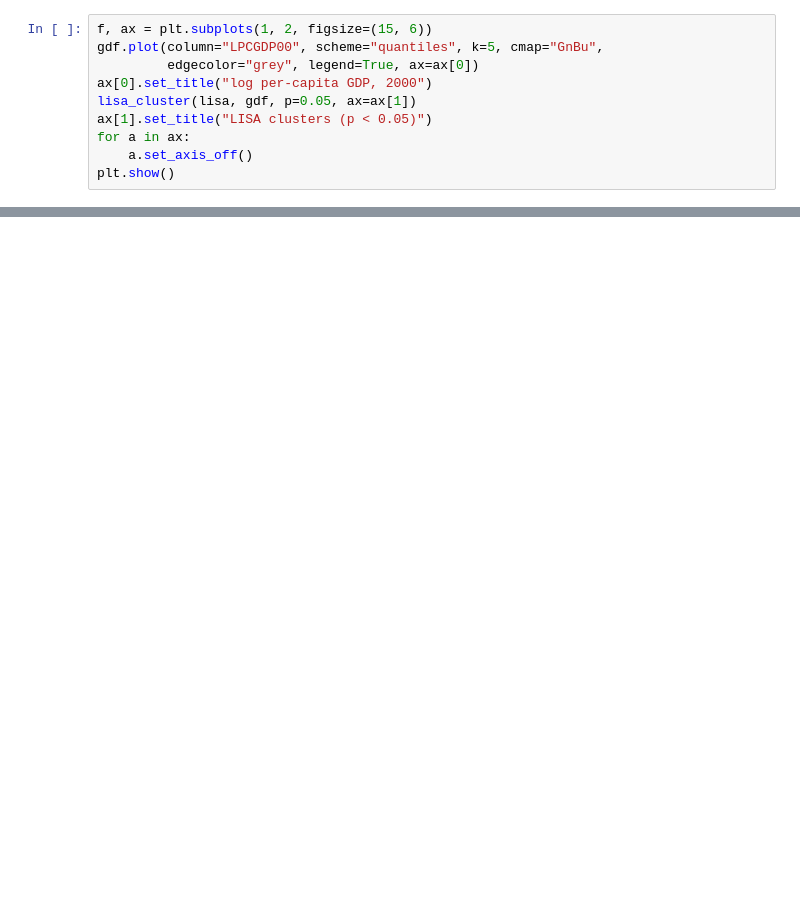
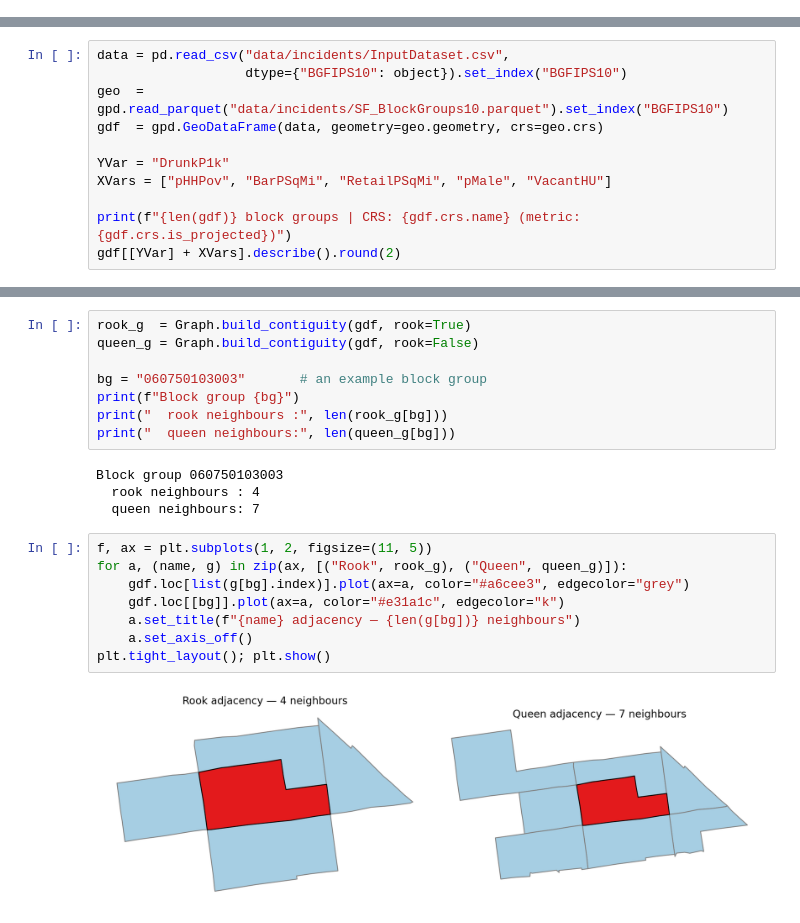
Before and after one commit to rschifan/spatial-unito-26, a Jupyter notebook: notebooks/03_spatial_econonometric_modeling.ipynb, the cells around one changed output, grey strips where cells are left out. Saved outputs shown, nothing was run; the diff lists cells and outputs as text; blank space fills up the shorter version.

```diff
--- a/notebooks/03_spatial_econonometric_modeling.ipynb
+++ b/notebooks/03_spatial_econonometric_modeling.ipynb
@@ -86,10 +0,0 @@ LISA significant areas (p < 0.05): 6
-# %%
-f, ax = plt.subplots(1, 2, figsize=(15, 6))
-gdf.plot(column="LPCGDP00", scheme="quantiles", k=5, cmap="GnBu",
-         edgecolor="grey", legend=True, ax=ax[0])
-ax[0].set_title("log per-capita GDP, 2000")
-lisa_cluster(lisa, gdf, p=0.05, ax=ax[1])
-ax[1].set_title("LISA clusters (p < 0.05)")
-for a in ax:
-    a.set_axis_off()
-plt.show()
@@ -588,0 +52,11 @@ you interpret **impacts**, mindful of each model's spillover assumptions.
+# %%
+data = pd.read_csv("data/incidents/InputDataset.csv",
+                   dtype={"BGFIPS10": object}).set_index("BGFIPS10")
+geo  = gpd.read_parquet("data/incidents/SF_BlockGroups10.parquet").set_index("BGFIPS10")
+gdf  = gpd.GeoDataFrame(data, geometry=geo.geometry, crs=geo.crs)
+
+YVar = "DrunkP1k"
+XVars = ["pHHPov", "BarPSqMi", "RetailPSqMi", "pMale", "VacantHU"]
+
+print(f"{len(gdf)} block groups | CRS: {gdf.crs.name} (metric: {gdf.crs.is_projected})")
+gdf[[YVar] + XVars].describe().round(2)
@@ -588,0 +95,22 @@ you interpret **impacts**, mindful of each model's spillover assumptions.
+# %%
+rook_g  = Graph.build_contiguity(gdf, rook=True)
+queen_g = Graph.build_contiguity(gdf, rook=False)
+
+bg = "060750103003"       # an example block group
+print(f"Block group {bg}")
+print("  rook neighbours :", len(rook_g[bg]))
+print("  queen neighbours:", len(queen_g[bg]))
+# %% [output]
+Block group 060750103003
+  rook neighbours : 4
+  queen neighbours: 7
+# %%
+f, ax = plt.subplots(1, 2, figsize=(11, 5))
+for a, (name, g) in zip(ax, [("Rook", rook_g), ("Queen", queen_g)]):
+    gdf.loc[list(g[bg].index)].plot(ax=a, color="#a6cee3", edgecolor="grey")
+    gdf.loc[[bg]].plot(ax=a, color="#e31a1c", edgecolor="k")
+    a.set_title(f"{name} adjacency — {len(g[bg])} neighbours")
+    a.set_axis_off()
+plt.tight_layout(); plt.show()
+# %% [output]
+[figure, added]
```
Also changed, not shown: parts of 106 cells of this notebook.
